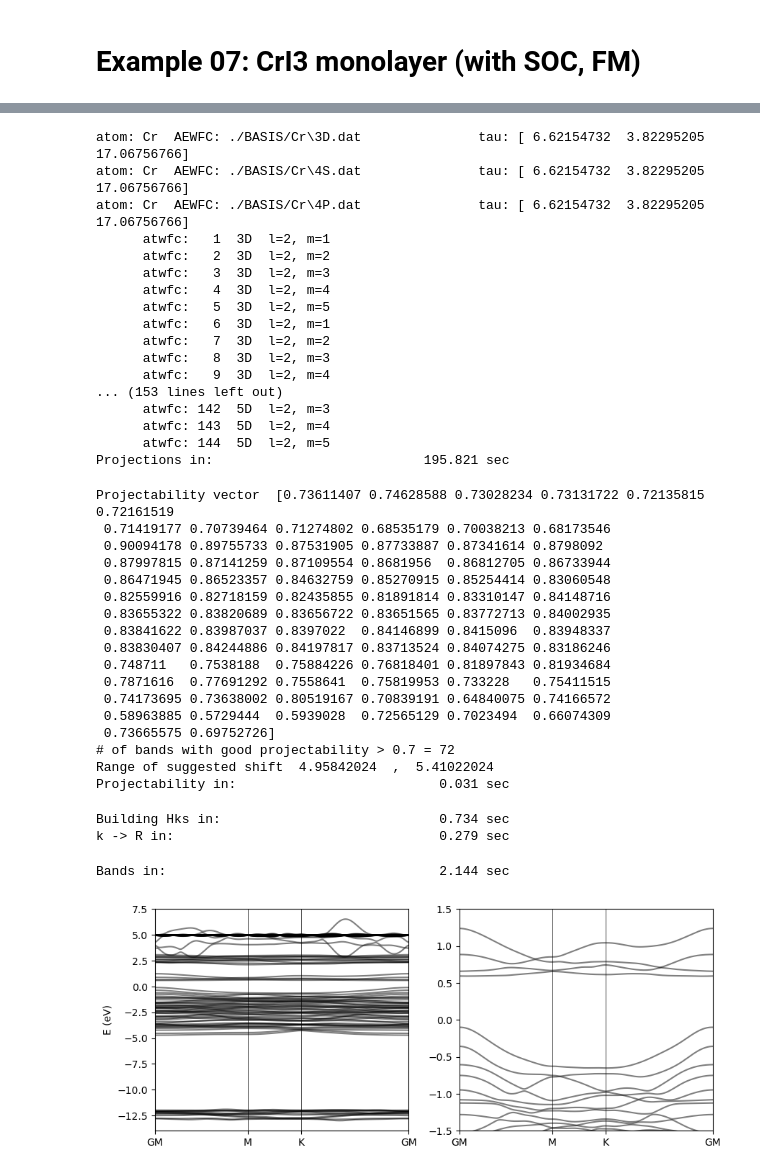
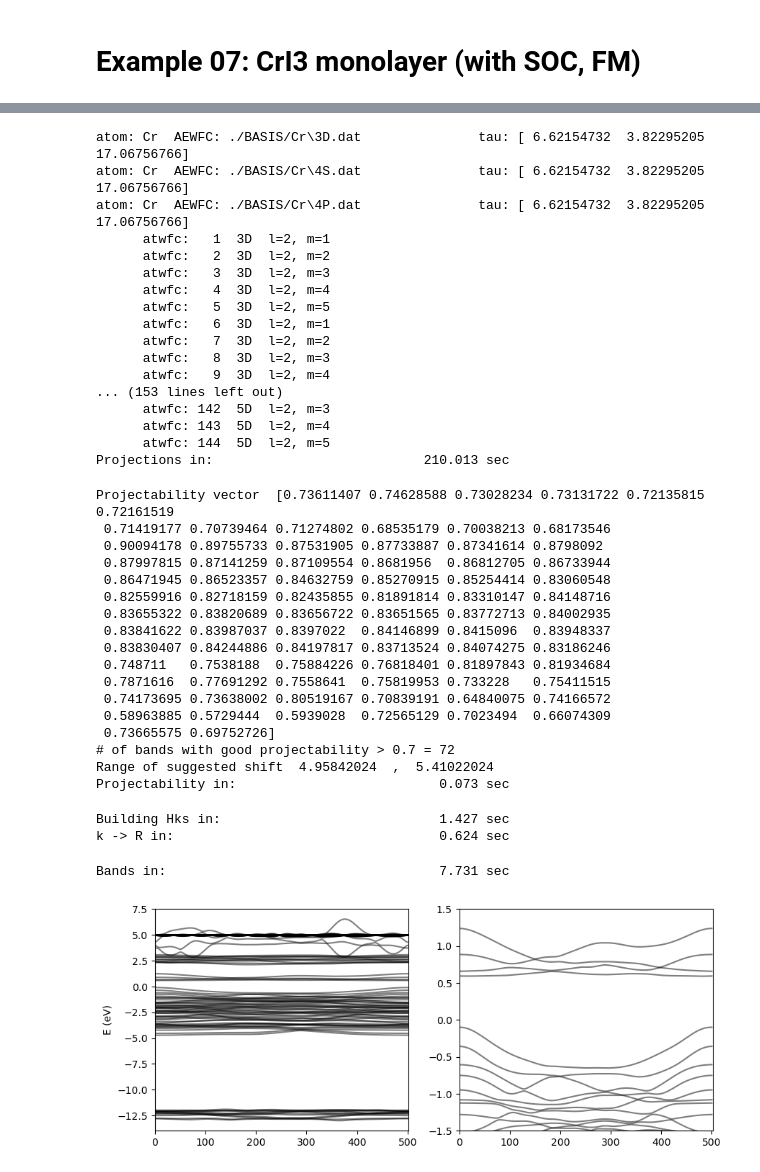
Before and after one commit to marcobn/PAOFLOW, a Jupyter notebook: VASP_examples.ipynb, the cells around one changed output, grey strips where cells are left out. Saved outputs shown, nothing was run; the diff lists cells and outputs as text; code cells hidden in the pictures.

```diff
--- a/VASP_examples.ipynb
+++ b/VASP_examples.ipynb
@@ -780,8 +839,8 @@ plt.show()
 # %% [markdown]
 # Example 07: CrI3 monolayer (with SOC, FM)
 # %%
-paoflow_soc = PAOFLOW(savedir='examples_vasp/CrI3_monolayer/nscf_soc/',
-                  outputdir='examples_vasp/CrI3_monolayer/output_soc/',
+paoflow_soc = PAOFLOW(savedir='./examples_vasp/CrI3_monolayer/nscf_soc/',
+                  outputdir='./examples_vasp/CrI3_monolayer/output_soc/',
                   verbose=True,
                   dft="VASP")
 data_controller = paoflow_soc.data_controller
@@ -826,7 +885,7 @@ atom: Cr  AEWFC: ./BASIS/Cr\4P.dat               tau: [ 6.62154732  3.82295205 1
       atwfc: 142  5D  l=2, m=3
       atwfc: 143  5D  l=2, m=4
       atwfc: 144  5D  l=2, m=5
-Projections in:                           195.821 sec
+Projections in:                           210.013 sec
 # %%
 paoflow_soc.projectability(pthr=0.7)
 # %% [output]
@@ -846,54 +905,35 @@ Projectability vector  [0.73611407 0.74628588 0.73028234 0.73131722 0.72135815 0
  0.73665575 0.69752726]
 # of bands with good projectability > 0.7 = 72
 Range of suggested shift  4.95842024  ,  5.41022024
-Projectability in:                          0.031 sec
+Projectability in:                          0.073 sec
 # %%
 paoflow_soc.pao_hamiltonian()
 # %% [output]
-Building Hks in:                            0.734 sec
-k -> R in:                                  0.279 sec
+Building Hks in:                            1.427 sec
+k -> R in:                                  0.624 sec
-# %%
-AUTOA = 0.529177249
-high_sym_points = np.array([[0,0,0],[0.5,0,0],[1/3,1/3,0],[0,0,0]])
-B = arry['b_vectors']
-npoints = high_sym_points.shape[0]
-nkq = []; k_dist = 0
-for i in range(high_sym_points.shape[0]-1):
-    d = np.linalg.norm((high_sym_points[i+1,:] - high_sym_points[i,:])@B)
-    nkq.append(int(d*2000))
-kqs = np.zeros((np.sum(np.array(nkq)),3))
-k_plot = []
-nkq.insert(0,0)
-index = np.cumsum(nkq)
-k_dist = 0
-k_label = [0]
-for i in range(high_sym_points.shape[0]-1):
-    temp = np.tile(high_sym_points[i,:],[nkq[i+1],1]) + np.outer(np.linspace(0,1,nkq[i+1]),(high_sym_points[i+1,:] - high_sym_points[i,:]))
-    kqs[index[i]:index[i+1],:] = temp
-    kd = np.linalg.norm((temp-high_sym_points[i,:])@B,axis=1)*2*np.pi/AUTOA
-    k_plot.extend(kd+k_dist)
-    k_dist += kd[-1]
-    k_label.append(k_dist)
-arry_soc['kq'] = kqs.T
 # %%
-paoflow_soc.bands()
+path = 'G-M-K-G'
+sym_points = {'G':[0.0, 0.0, 0.0],
+            'M':[0.5, 0.0, 0.0],
+            'K':[1/3, 1/3, 0.0]}
+paoflow_soc.bands(ibrav=0, nk=500, band_path = path, high_sym_points = sym_points)
 # %% [output]
-Bands in:                                   2.144 sec
+Bands in:                                   7.731 sec
 # %%
 fig, ax = plt.subplots(nrows=1, ncols=2, figsize=(10,4))
 eband = arry_soc['E_k']
 for ib in range(eband.shape[1]):
-    ax[0].plot(k_plot,eband[:,ib],color='k',alpha=0.5)
-    ax[1].plot(k_plot,eband[:,ib],color='k',alpha=0.5)
-ax[0].set_xlim([0,k_dist])
-ax[1].set_xlim([0,k_dist])
+    ax[0].plot(eband[:,ib],color='k',alpha=0.5)
+    ax[1].plot(eband[:,ib],color='k',alpha=0.5)
+ax[0].set_xlim([0,502])
+ax[1].set_xlim([0,502])
 ax[1].set_ylim([-1.5,1.5])
 ax[0].set_ylabel("E (eV)")
-ax[0].set_xticks(ticks=k_label,labels=["GM","M","K","GM"])
-ax[1].set_xticks(ticks=k_label,labels=["GM","M","K","GM"])
-for _,x in enumerate(k_label):
-    ax[0].axvline(x,color='k',linewidth=0.5)
-    ax[1].axvline(x,color='k',linewidth=0.5)
+# ax[0].set_xticks(ticks=k_label,labels=["GM","M","K","GM"])
+# ax[1].set_xticks(ticks=k_label,labels=["GM","M","K","GM"])
+# for _,x in enumerate(k_label):
+#     ax[0].axvline(x,color='k',linewidth=0.5)
+#     ax[1].axvline(x,color='k',linewidth=0.5)
 plt.show()
 # %% [output]
-[figure, old version]
+[figure, new version]
```
Also changed, not shown: parts of 61 cells of this notebook, 3 other files.
